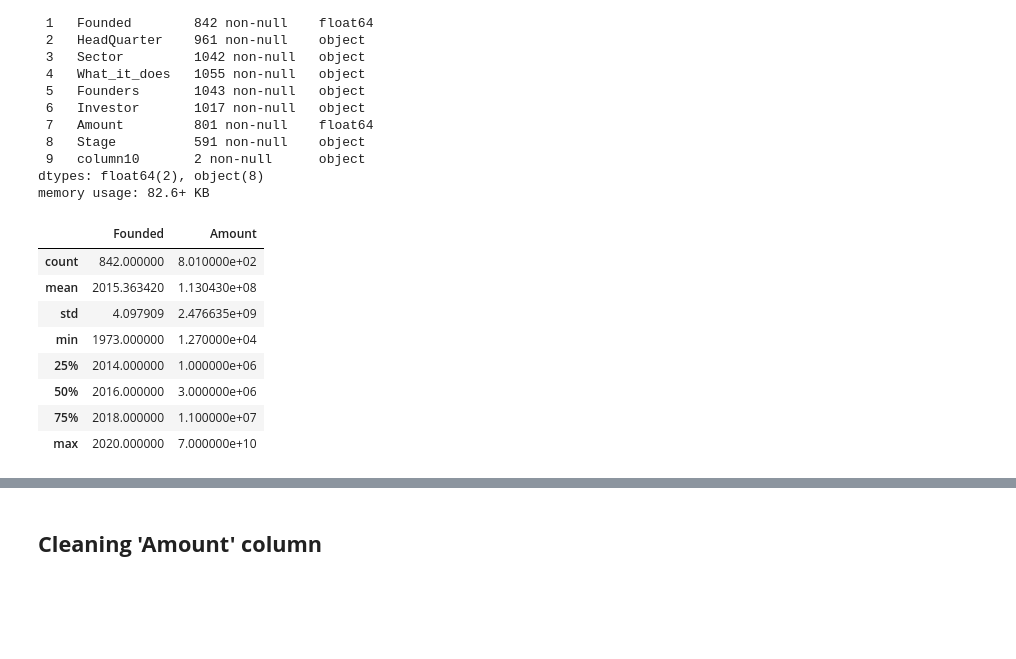
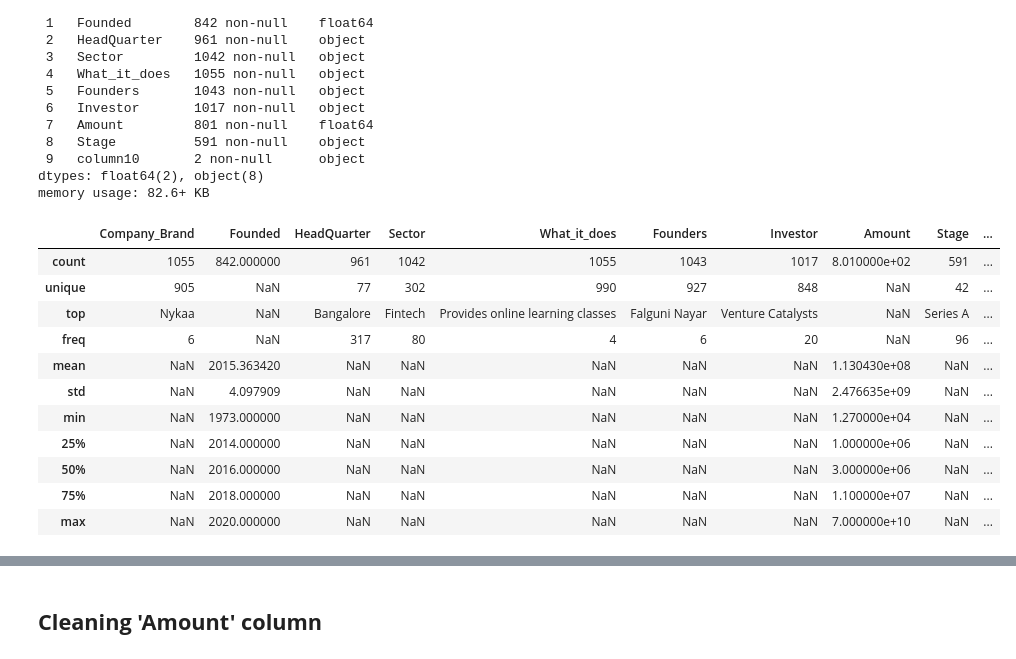
Before and after one commit to MurithiDenisGitobu/EDA-Indian-Startup-Funding, a Jupyter notebook: LP1_Project.ipynb.ipynb, the cells around one changed output, grey strips where cells are left out. Saved outputs shown, nothing was run; the diff lists cells and outputs as text; code cells hidden in the pictures; blank space fills up the shorter version.

```diff
--- a/LP1_Project.ipynb.ipynb
+++ b/LP1_Project.ipynb.ipynb
@@ -294,14 +294,17 @@ dtypes: float64(2), object(8)
 memory usage: 82.6+ KB
 # %%
 # Describe the data
-data_2020.describe()
+data_2020.describe(include='all')
 # %% [output]
-|  | Founded | Amount |
-| count | 842.000000 | 8.010000e+02 |
-| mean | 2015.363420 | 1.130430e+08 |
-| std | 4.097909 | 2.476635e+09 |
-| min | 1973.000000 | 1.270000e+04 |
-| 25% | 2014.000000 | 1.000000e+06 |
-| 50% | 2016.000000 | 3.000000e+06 |
-| 75% | 2018.000000 | 1.100000e+07 |
-| max | 2020.000000 | 7.000000e+10 |
+|  | Company_Brand | Founded | HeadQuarter | Sector | What_it_does | Founders | Investor | Amount | Stage | ... |
+| count | 1055 | 842.000000 | 961 | 1042 | 1055 | 1043 | 1017 | 8.010000e+02 | 591 | ... |
+| unique | 905 | NaN | 77 | 302 | 990 | 927 | 848 | NaN | 42 | ... |
+| top | Nykaa | NaN | Bangalore | Fintech | Provides online learning classes | Falguni Nayar | Venture Catalysts | NaN | Series A | ... |
+| freq | 6 | NaN | 317 | 80 | 4 | 6 | 20 | NaN | 96 | ... |
+| mean | NaN | 2015.363420 | NaN | NaN | NaN | NaN | NaN | 1.130430e+08 | NaN | ... |
+| std | NaN | 4.097909 | NaN | NaN | NaN | NaN | NaN | 2.476635e+09 | NaN | ... |
+| min | NaN | 1973.000000 | NaN | NaN | NaN | NaN | NaN | 1.270000e+04 | NaN | ... |
+| 25% | NaN | 2014.000000 | NaN | NaN | NaN | NaN | NaN | 1.000000e+06 | NaN | ... |
+| 50% | NaN | 2016.000000 | NaN | NaN | NaN | NaN | NaN | 3.000000e+06 | NaN | ... |
+| 75% | NaN | 2018.000000 | NaN | NaN | NaN | NaN | NaN | 1.100000e+07 | NaN | ... |
+| max | NaN | 2020.000000 | NaN | NaN | NaN | NaN | NaN | 7.000000e+10 | NaN | ... |
```
Also changed, not shown: parts of 63 cells of this notebook.
